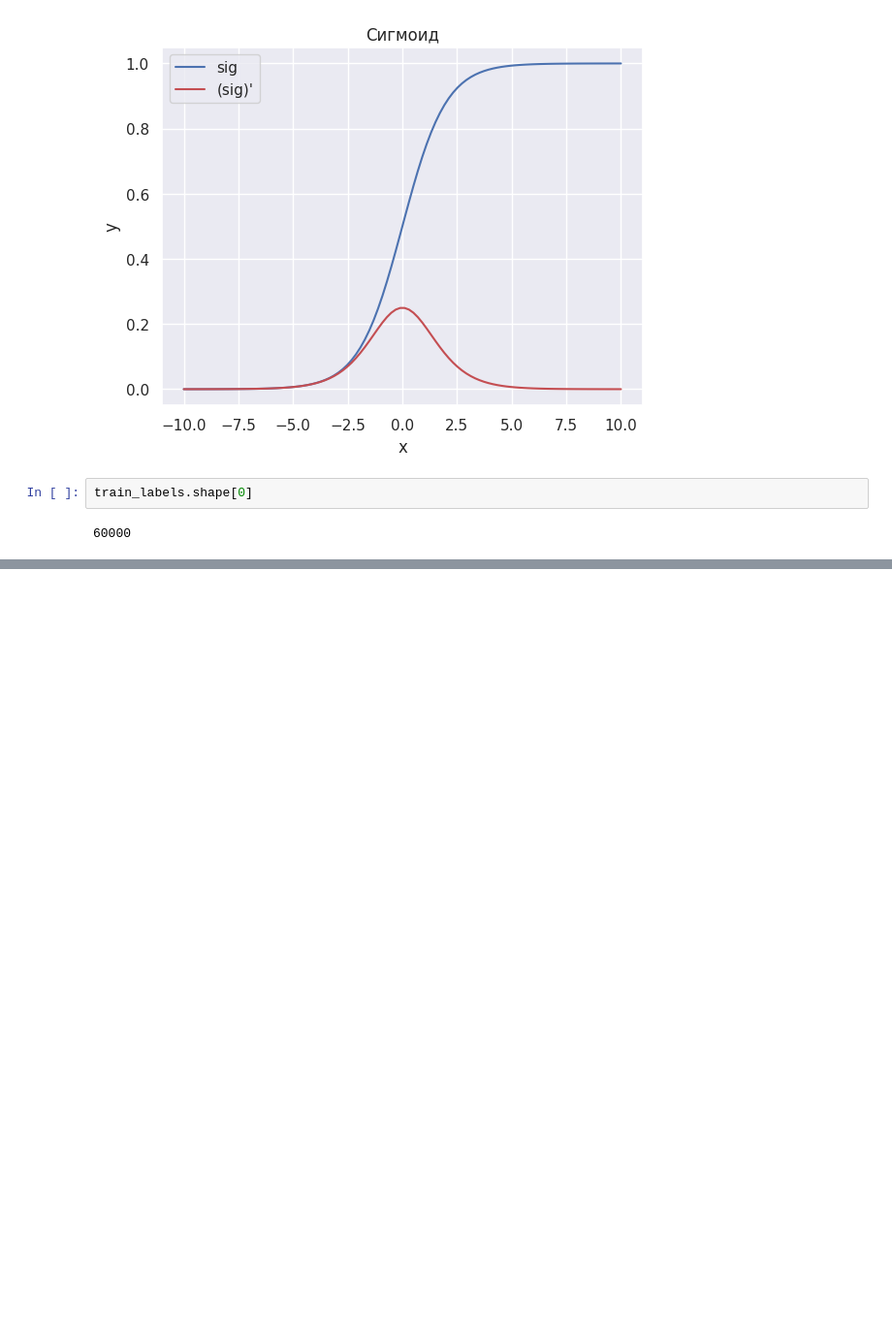
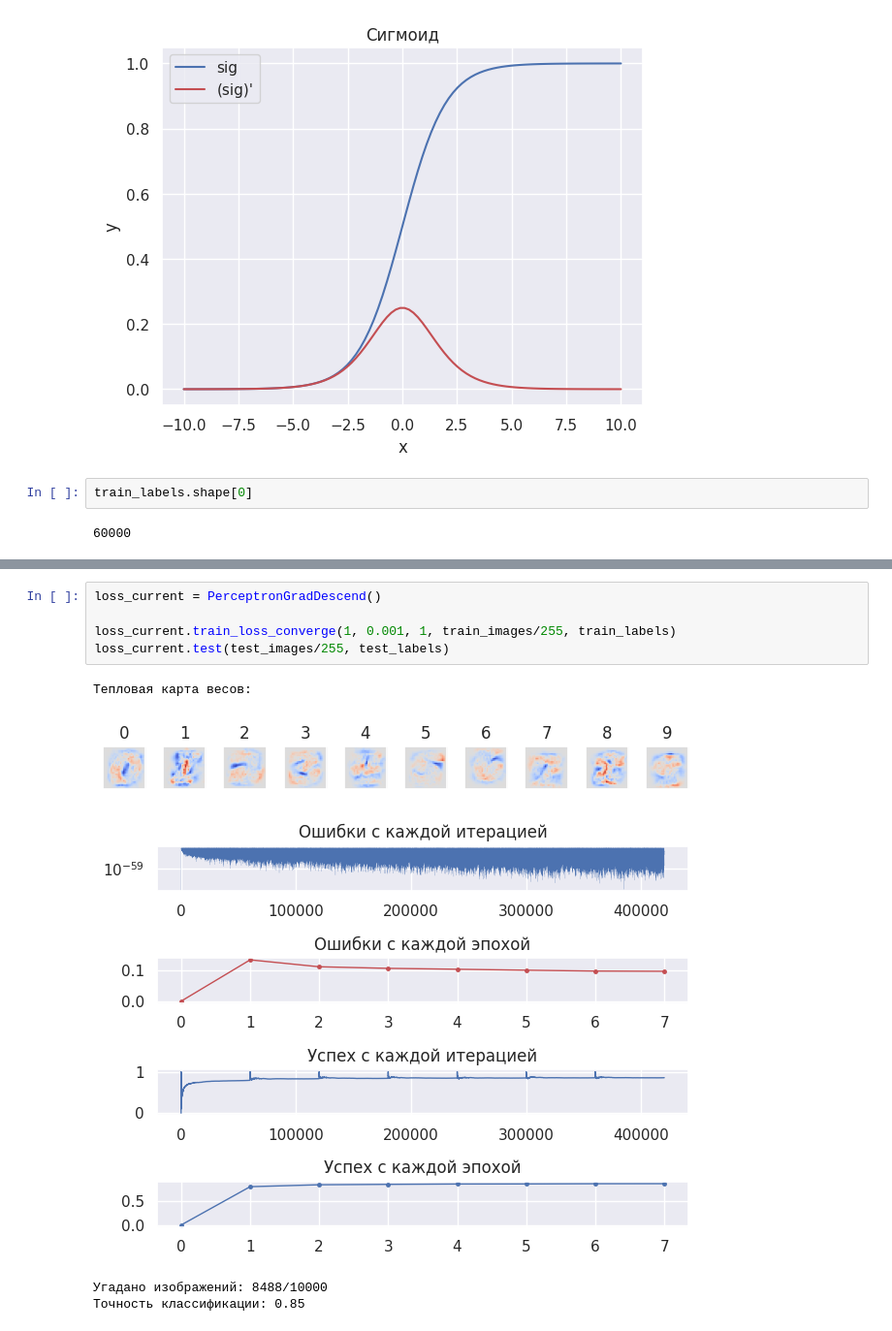
Before and after one commit to d1agnozzz/nn_lab_2, a Jupyter notebook: main.ipynb, the cells around one changed output, grey strips where cells are left out. Shown at 97% size. Saved outputs shown, nothing was run; the diff lists cells and outputs as text; blank space fills up the shorter version.

```diff
--- a/main.ipynb
+++ b/main.ipynb
@@ -318,0 +446,11 @@ array([[ 1,  2,  3,  4],
+# %%
+loss_current = PerceptronGradDesсend()
+
+loss_current.train_loss_converge(1, 0.001, 1, train_images/255, train_labels)
+loss_current.test(test_images/255, test_labels)
+# %% [output]
+Тепловая карта весов:
+[figure, added]
+[figure, added]
+Угадано изображений: 8488/10000
+Точность классификации: 0.85
```
Also changed, not shown: parts of 34 cells of this notebook.
